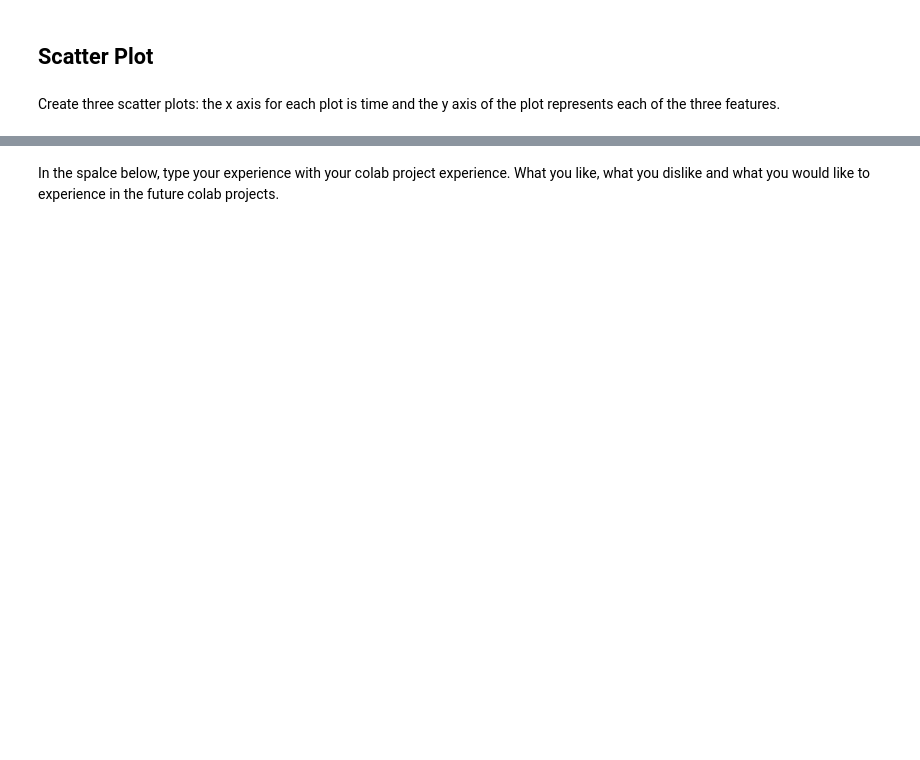
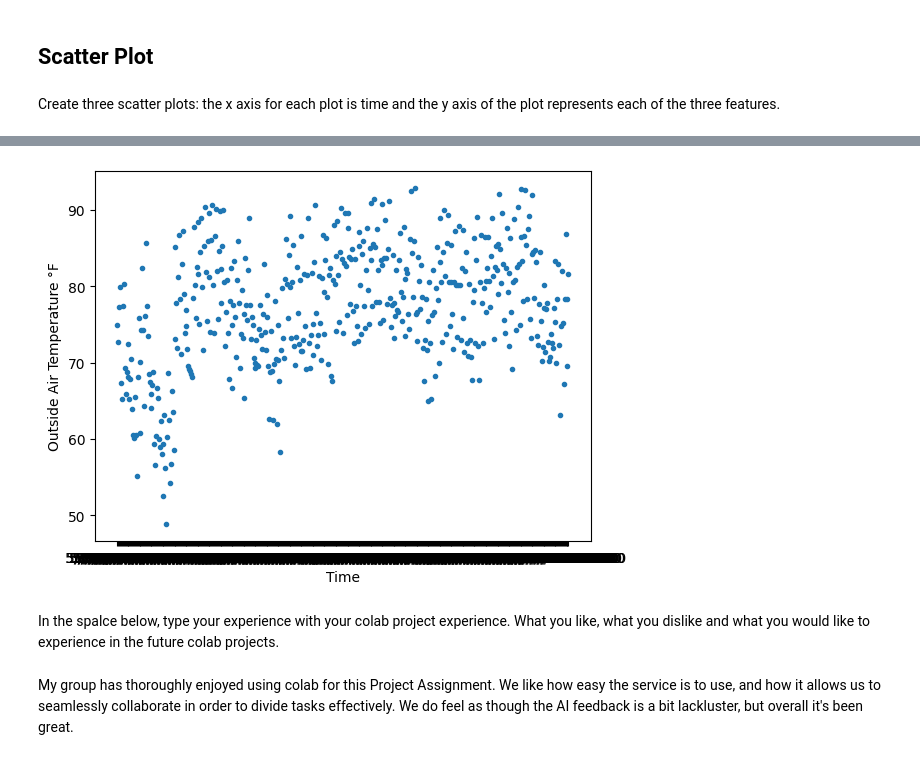
Before and after one commit to ncat-morrow/isen-project-1-visionary-s, a Jupyter notebook: ISEN_370_Project_1_Assignment.ipynb, the cells around one changed output, grey strips where cells are left out. Drawn from its saved outputs; the diff is of its cells as text; code cells hidden in the pictures; blank space fills up the shorter version.

```diff
--- a/ISEN_370_Project_1_Assignment.ipynb
+++ b/ISEN_370_Project_1_Assignment.ipynb
@@ -100,2 +145,15 @@ Create three scatter plots: the x axis for each plot is time and the y axis of t
+# %%
+import matplotlib.pyplot as plt
+import pandas as pd
+data = pd.read_csv(data_url)
+
+plt.scatter(data['Time'], data['Outside Air Temperature'], linestyle= 'None', marker='.')
+plt.xlabel('Time')
+plt.ylabel('Outside Air Temperature \N{DEGREE SIGN}F')
+plt.show()
+# %% [output]
+[figure, added]
 # %% [markdown]
 In the spalce below, type your experience with your colab project experience. What you like, what you dislike and what you would like to experience in the future colab projects.
+# %% [markdown]
+My group has thoroughly enjoyed using colab for this Project Assignment. We like how easy the service is to use, and how it allows us to seamlessly collaborate in order to divide tasks effectively. We do feel as though the AI feedback is a bit lackluster, but overall it's been great.
```
Also changed, not shown: parts of 7 cells of this notebook.
